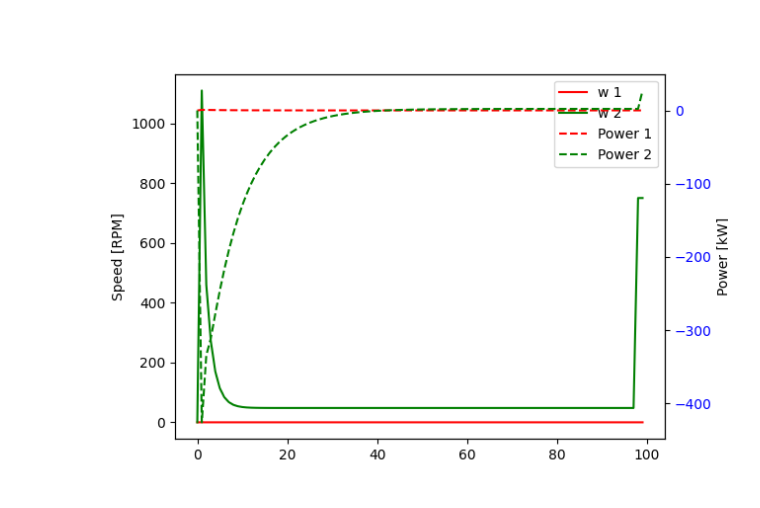
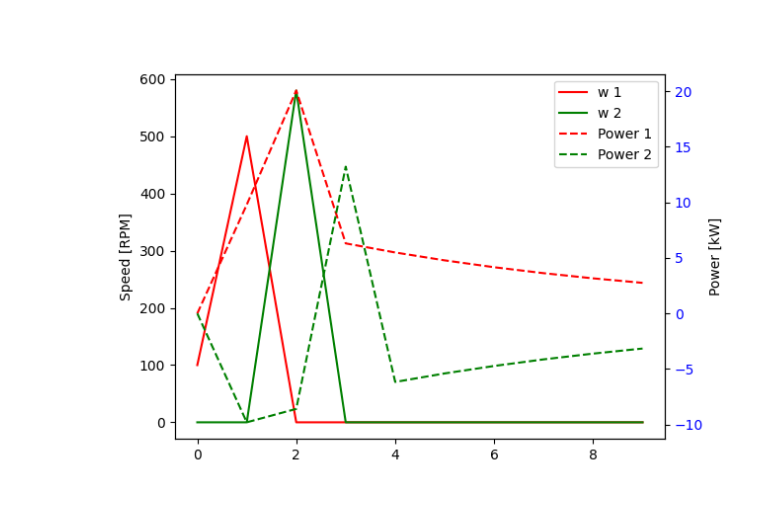
Before and after one commit to MPILC-Course/edge_mpc, a Jupyter notebook: opti_pumpstation.ipynb, the cells around one changed output. Saved outputs shown, nothing was run; the diff lists cells and outputs as text; code cells hidden in the pictures.

```diff
--- a/opti_pumpstation.ipynb
+++ b/opti_pumpstation.ipynb
@@ -8,6 +8,19 @@ plt.close("all")
 
 # Create an Opti instance
 opti = ca.Opti()
+
+# Solver options
+opts = {
+    #"qpsol": "ipopt",
+    #"convexify_strategy": "regularize",
+    "print_time": 0,
+    #"print_iteration": 0,
+    #"print_header": 0,
+    "verbose": False,
+    "error_on_fail": False
+}
+
+opti.solver('ipopt',opts)
 
 #=========== Parameters of the ARX model
 #A (ny x (na1+na2)) na1,2: lags on y1,2
@@ -22,18 +35,14 @@ C_power = np.array([1.0790E-02,1.7240E-02])
 C_outflow = np.array([-1.5832E-01])
 
 #=========== Desired value of y
-h_des = opti.parameter()
-Qout_meas = opti.parameter()
+Qout_meas = opti.parameter(2)
 Qin_est = opti.parameter()
-#w1_meas =  opti.parameter()
-
-h_des = 150
-Qout_meas = 0
-Qin_est = 202
-#w1_meas.set_value(1000)
+w_meas =  opti.parameter(2,2)   #TODO: Remove hard-coded Dims
+h_meas = opti.parameter()
+P_meas = opti.parameter(2)
 
 #=========== Define the Horizon
-N = 100
+N = 10
 
 #=========== Declare Symbolic Variables (SISO but can be extended to MIMO or MISO)
 Qout = opti.variable(N)
@@ -48,17 +57,17 @@ Qin[:] = Qin_est
 # Minimize the deviation of y from yd and control effort
 objective = 0
 for t in range(1, N):
-    objective += 5*(h[t] - h_des)**2 + 0.1*w[0,t]**2
+    objective += 5*((P[0,t]+P[1,t])/(Qout[t]+1))**2 + 0.1*(w[0,t]+w[1,t])
+
 
 opti.minimize(objective)
 
 # ARX model constraints
 for t in range(2, N):
-    #opti.subject_to(Qout[t] == 1.2995 * Qout[t-1] -4.3918E-01 * Qout[t-2] + 7.1049E-02 * w[0,t] + 0)
     opti.subject_to(Qout[t] == A_outflow @ ca.vcat([Qout[t-1],Qout[t-2]]) +B_outflow @ ca.vcat([w[:,t-1],w[:,t-2]]) + C_outflow)
     opti.subject_to(P[:,t] == A_power @ P[:,t-1] +B_power @ ca.vcat([w[:,t-1],w[:,t-2]]) + C_power)
 
-Ts = 1 # ?
+Ts = 1      # ???
 A = 18
 
 for t in range(1, N):
@@ -68,32 +77,38 @@ for t in range(1, N):
 for t in range(N):
     opti.subject_to(w[:,t] >= 0)  # Lower bound on control input
     opti.subject_to(w[:,t] <= 1500)   # Upper bound on control input
-    # opti.subject_to(Qout[t] >= 0)
-    opti.subject_to(h[t] >= 0)  # Lower bound on control input
+    opti.subject_to(h[t] >= 120)  # Lower bound on control input
     opti.subject_to(h[t] <= 200)   # Upper bound on control input
 
+
+
+
 # Initial conditions
-opti.subject_to(Qout[0:1] == Qout_meas)  # Initial value of y, read from sensor
-opti.subject_to(P[:,0:1] == 0)
-opti.subject_to(w[:,0] == [0,0])
-opti.subject_to(h[0] == 100)
-#opti.subject_to(u[0] == measured_speed)  # Initial value of u, read from sensor
+opti.subject_to(Qout[0:2]   == Qout_meas)  # Initial value of y, read from sensor
+opti.subject_to(h[0]        == h_meas)
+opti.subject_to(w[:,0]      == w_meas[:,0])    #TODO: Doublecheck assignment here
+opti.subject_to(w[:,1]      == w_meas[:,1])
+opti.subject_to(P[:,0]      == P_meas[:,0])    #TODO: Doublecheck assignment here
 
-# Solver options
-opts = {
-    #"qpsol": "ipopt",
-    #"convexify_strategy": "regularize",
-    "print_time": 0,
-    #"print_iteration": 0,
-    #"print_header": 0,
-    "verbose": False,
-    "error_on_fail": False
-}
 
-#opti.solver("sqpmethod", opts)
-opti.solver('ipopt',opts)
 
-sol = opti.solve();   # actual solve
+
+for i in range(3):
+    # Update the following values:
+    # - Qin_est
+    # - Qout_meas
+    # - P_meas
+    # - w_meas
+    # - h_meas
+
+    opti.set_value(Qin_est,i*100)
+    opti.set_value(Qout_meas,[0,0])  # When set to [100,500] for testing: infeasible problem
+    opti.set_value(h_meas,170)
+    opti.set_value(w_meas,ca.hcat([[100,0],[500,0]])) #Structure: [[u1(k-1), u2(k-1)],[u1(k-2) u2(k-2)]]  TODO: For some values: infeasible problem
+    opti.set_value(P_meas,[0,0])
+
+
+    sol = opti.solve();   # actual solve
 
 
 plt.clf()
@@ -137,3 +152,3 @@ Total seconds in IPOPT                               = 0.437
 
 EXIT: Optimal Solution Found.
-[figure, old version]
+[figure, new version]
```
Also changed, not shown: parts of 1 cell of this notebook.
